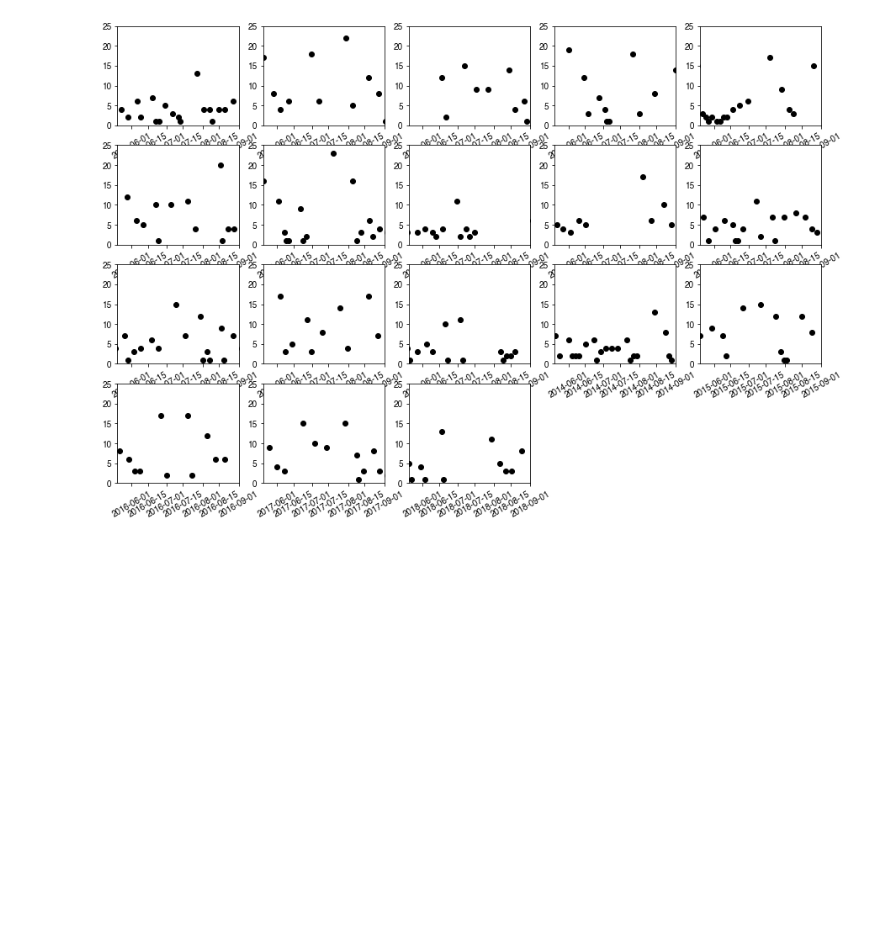
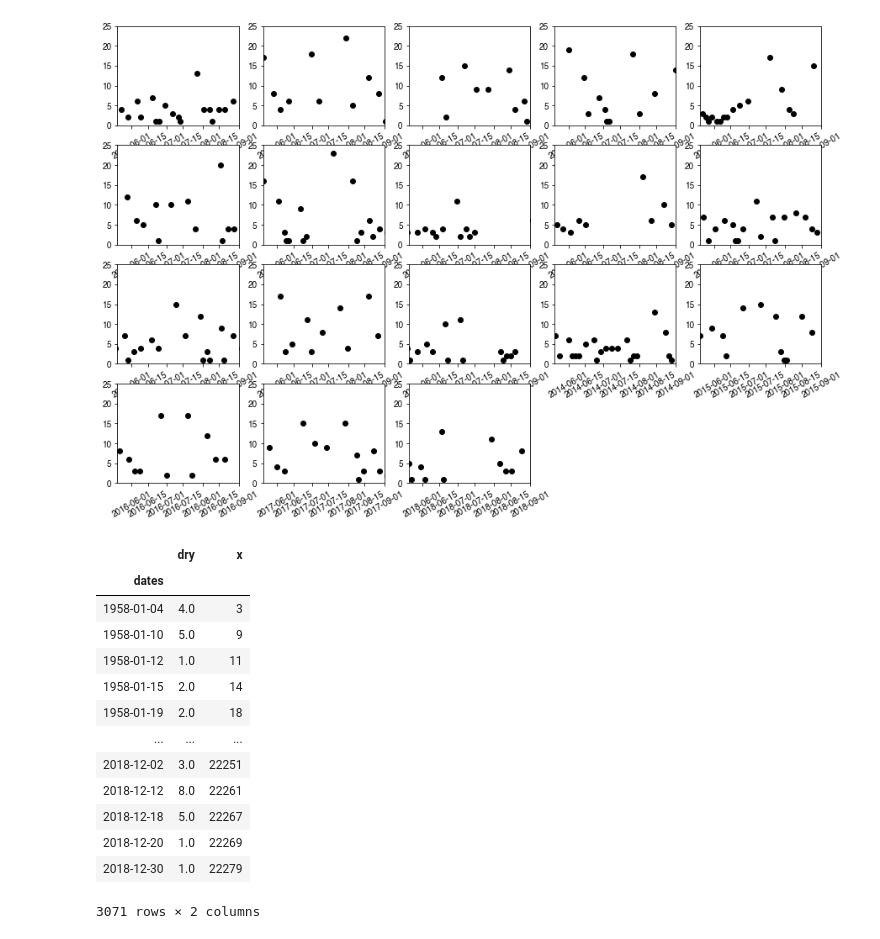
Before and after one commit to mdekauwe/TasFACE_rainfall, a Jupyter notebook: TasFACE_rainfall_analysis.ipynb, the cells around one changed output. Cells and saved outputs as stored; diff of their text form; code cells hidden in the pictures; blank space fills up the shorter version.

```diff
--- a/TasFACE_rainfall_analysis.ipynb
+++ b/TasFACE_rainfall_analysis.ipynb
@@ -282,3 +282,28 @@ for i,year in enumerate(np.arange(2001, 2019)):
 2017 15.0 6.904761904761905
 2018 27.0 7.65
 [figure]
+# %%
+# Add x for periodgram
+x = np.arange(len(df_spells))
+df_spells["x"] = x
+
+# drop gaps
+df_gaps = df_spells[~np.isnan(df_spells.dry)]
+#df_grw = df_gaps[(df_gaps.index.month >= 4) & (df_gaps.index.month < 10)]
+# %%
+df_gaps
+# %% [output]
+|  | dry | x |
+| dates |  |  |
+| 1958-01-04 | 4.0 | 3 |
+| 1958-01-10 | 5.0 | 9 |
+| 1958-01-12 | 1.0 | 11 |
+| 1958-01-15 | 2.0 | 14 |
+| 1958-01-19 | 2.0 | 18 |
+| ... | ... | ... |
+| 2018-12-02 | 3.0 | 22251 |
+| 2018-12-12 | 8.0 | 22261 |
+| 2018-12-18 | 5.0 | 22267 |
+| 2018-12-20 | 1.0 | 22269 |
+| 2018-12-30 | 1.0 | 22279 |
+3071 rows × 2 columns
```
Also changed, not shown: parts of 1 cell of this notebook.
